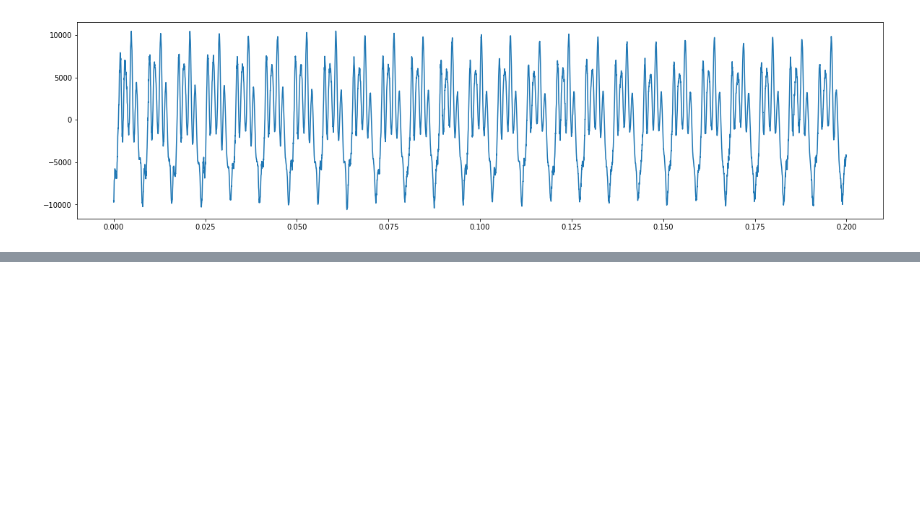
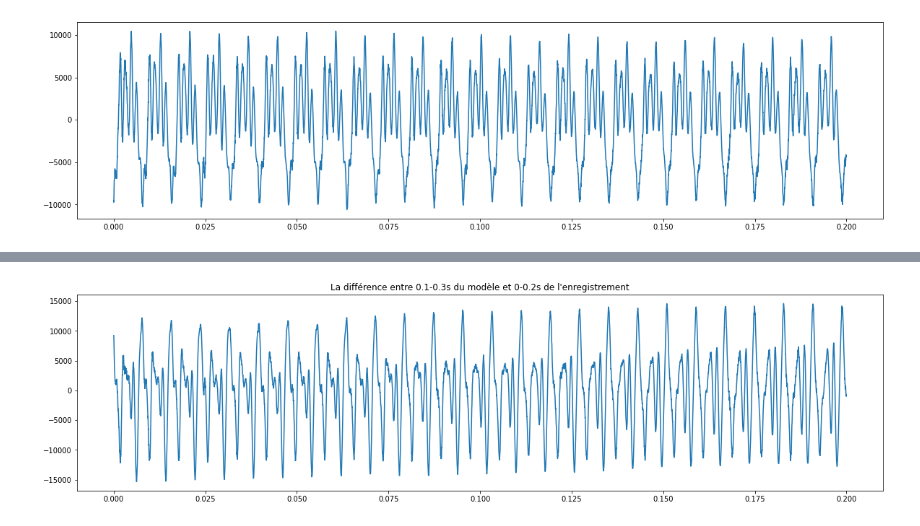
Before and after one commit to Entinus-oss/Projet-LUPY222, a Jupyter notebook: notebooks/Erreur.ipynb, the cells around one changed output, grey strips where cells are left out. Saved outputs shown, nothing was run; the diff lists cells and outputs as text; code cells hidden in the pictures; blank space fills up the shorter version.

```diff
--- a/notebooks/Erreur.ipynb
+++ b/notebooks/Erreur.ipynb
@@ -55,0 +55,10 @@ NameError: name 'plt' is not defined
+# %%
+plt.figure(figsize = (20,5))
+
+plt.plot(time1, 10000*frames[int(len(frames)/10): 3 * int(len(frames)/10)] - Frames1)
+
+plt.title("La différence entre 0.1-0.3s du modèle et 0-0.2s de l'enregistrement")
+
+plt.show()
+# %% [output]
+[figure, added]
```
Also changed, not shown: parts of 3 cells of this notebook.
